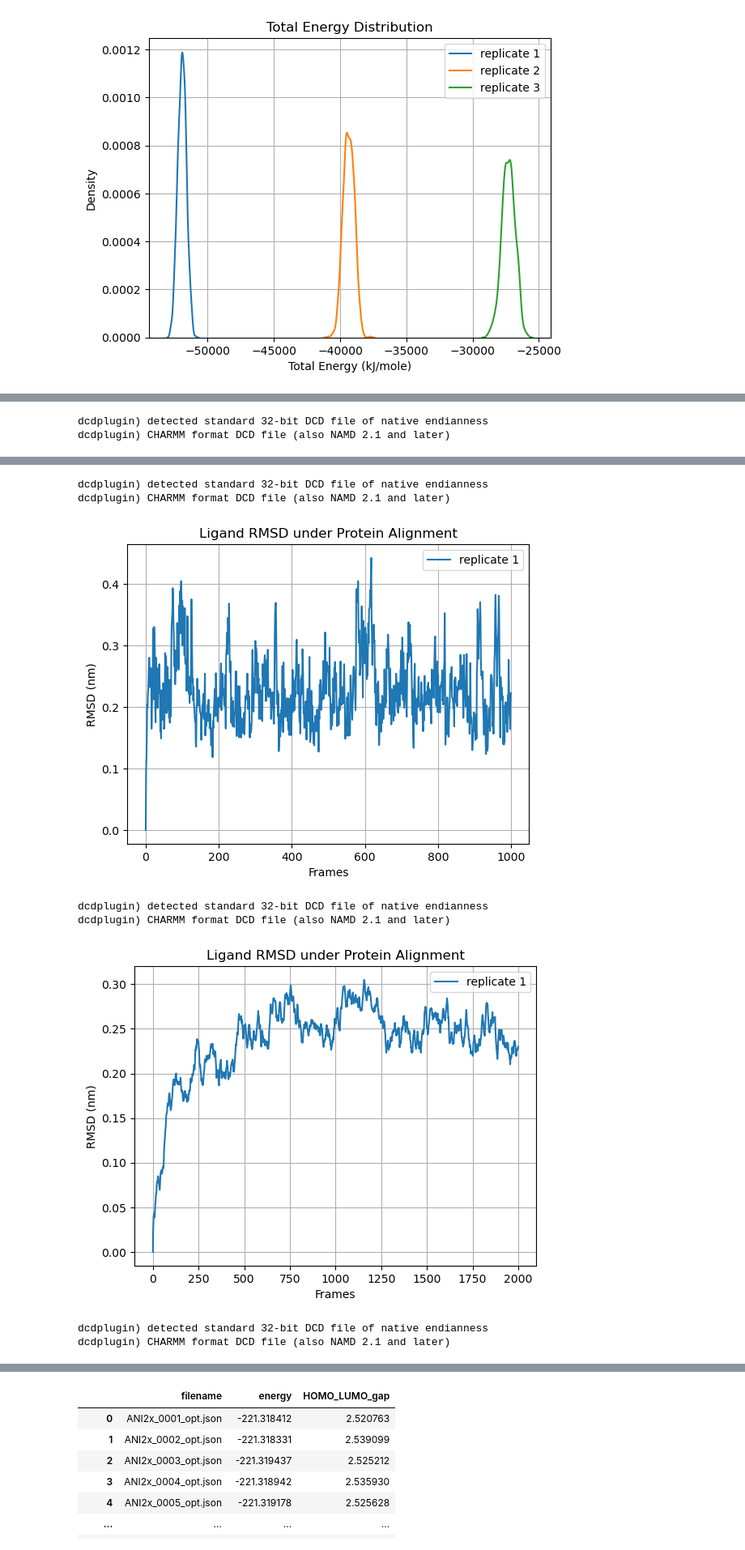
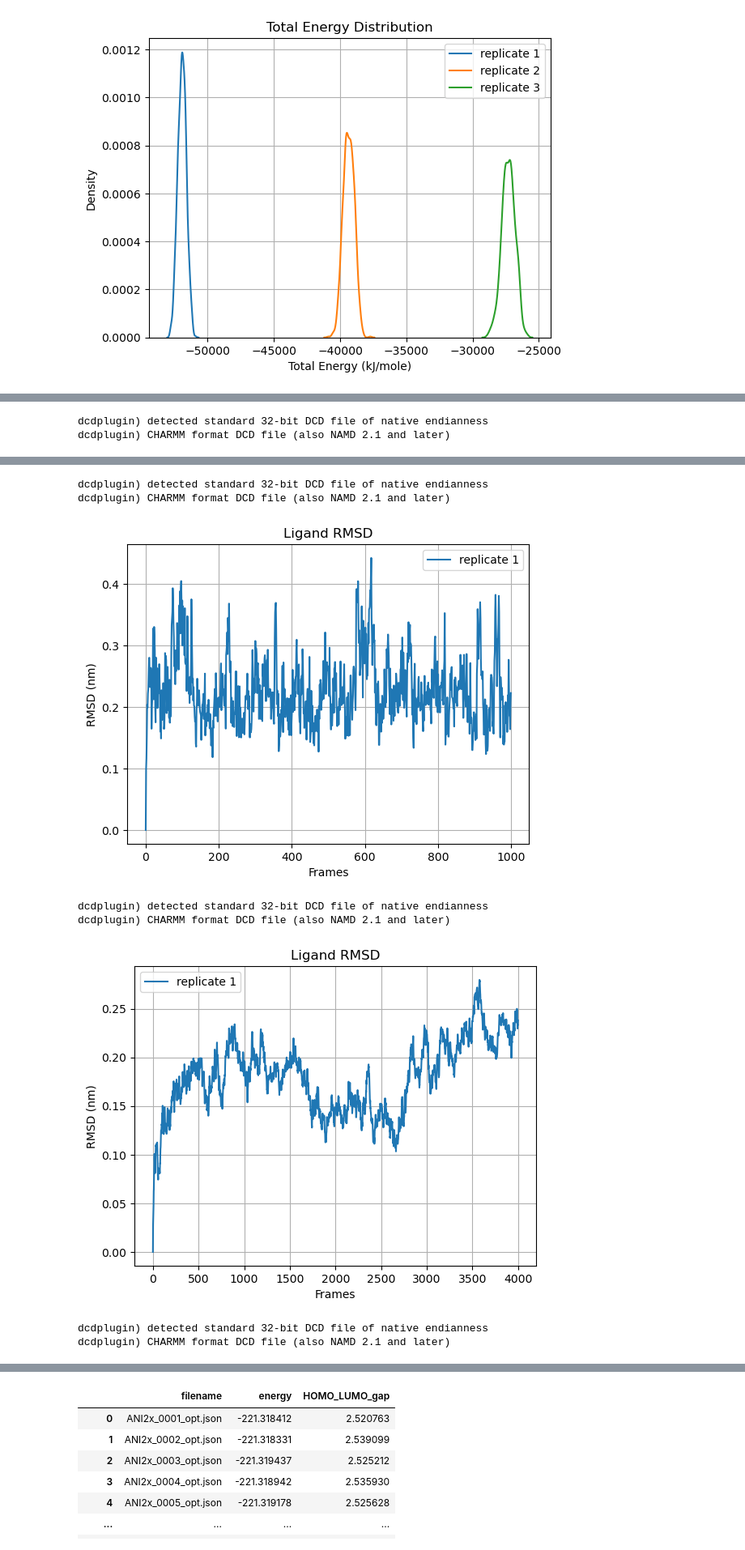
Before and after one commit to HaoLan-compchem/blog_03_12_2025, a Jupyter notebook: ligand_only/analysis.ipynb, the cells around one changed output, grey strips where cells are left out. Shown at 81% size. Cells and saved outputs as stored; diff of their text form; code cells hidden in the pictures.

```diff
--- a/ligand_only/analysis.ipynb
+++ b/ligand_only/analysis.ipynb
@@ -140,11 +141,11 @@ def plot_rmsd_fluctuations_multiple(traj_files, top_file, plot_type, window, sav
             plt.plot(avg_frames, avg_rmsd, label=labels[-1])
             plt.xlabel('Frames')
             plt.ylabel('RMSD (nm)')
-            plt.title(f'Ligand RMSD under Protein Alignment')
+            plt.title(f'Ligand RMSD')
         elif plot_type == 'hist':
             sns.kdeplot(avg_rmsd, label=labels[-1])
             plt.xlabel('RMSD (nm)')
-            plt.title('Ligand RMSD Distribution under Protein Alignment')
+            plt.title('Ligand RMSD Distribution')
     plt.grid(True)
     plt.legend()
     plt.show()
@@ -159,7 +154,8 @@ dcdplugin) CHARMM format DCD file (also NAMD 2.1 and later)
 # %%
 trj_gaff = plot_rmsd_fluctuations_multiple(['classic/classic_gaff/trajectory.dcd'], 'classic/classic_gaff/gaff_ligand_in_solvent.pdb', 'line', 1, ['classic/classic_gaff/processed.xtc'])
 trj_sage = plot_rmsd_fluctuations_multiple(['classic/classic_sage/trajectory.dcd'], 'classic/classic_sage/ligand_in_solvent.pdb', 'line', 1, ['classic/classic_sage/processed.xtc'])
-trj_ani  = plot_rmsd_fluctuations_multiple(['classic/classic_ANI2x/test_ani_mixed.dcd'], 'classic/classic_ANI2x/gaff_ligand_in_solvent.pdb', 'line', 1, ['classic/classic_ANI2x/processed.xtc'])
+#trj_ani  = plot_rmsd_fluctuations_multiple(['classic/classic_ANI2x/test_ani_mixed.dcd'], 'classic/classic_ANI2x/gaff_ligand_in_solvent.pdb', 'line', 1, ['classic/classic_ANI2x/processed.xtc'])
+trj_ani_longtime  = plot_rmsd_fluctuations_multiple(['classic/classic_ANI2x_longtime/test_ani_mixed.dcd'], 'classic/classic_ANI2x_longtime/gaff_ligand_in_solvent.pdb', 'line', 1, ['classic/classic_ANI2x_longtime/processed.xtc'])
 trj_mace = plot_rmsd_fluctuations_multiple(['classic/classic_MACEsmall/test_mace_mixed.dcd'], 'classic/classic_MACEsmall/gaff_ligand_in_solvent.pdb', 'line', 1, ['classic/classic_MACEsmall/processed.xtc'])
 # %% [output]
 dcdplugin) detected standard 32-bit DCD file of native endianness
@@ -168,8 +164,8 @@ dcdplugin) CHARMM format DCD file (also NAMD 2.1 and later)
 dcdplugin) detected standard 32-bit DCD file of native endianness
 dcdplugin) CHARMM format DCD file (also NAMD 2.1 and later)
-[figure, old version]
+[figure, new version]
 dcdplugin) detected standard 32-bit DCD file of native endianness
 dcdplugin) CHARMM format DCD file (also NAMD 2.1 and later)
-[figure, old version]
+[figure, new version]
 dcdplugin) detected standard 32-bit DCD file of native endianness
 dcdplugin) CHARMM format DCD file (also NAMD 2.1 and later)
```
Also changed, not shown: parts of 35 cells of this notebook, 22 other files.
